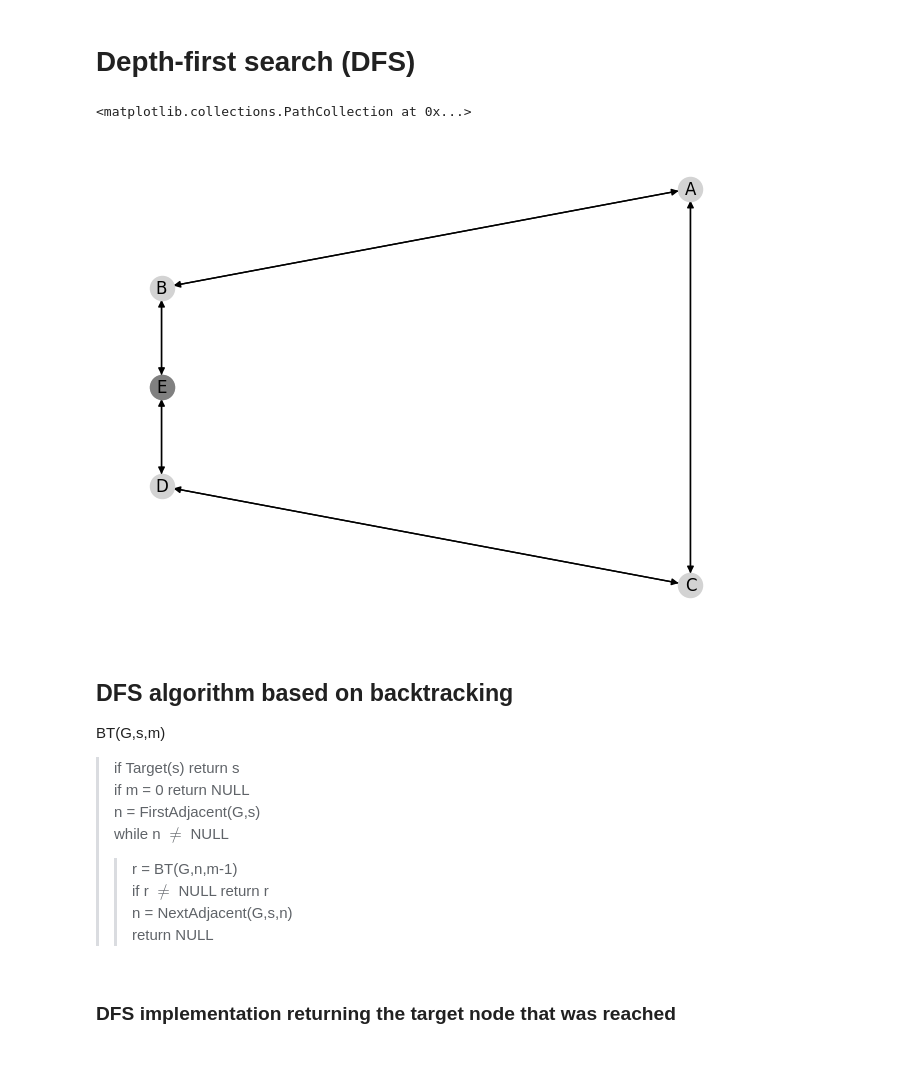
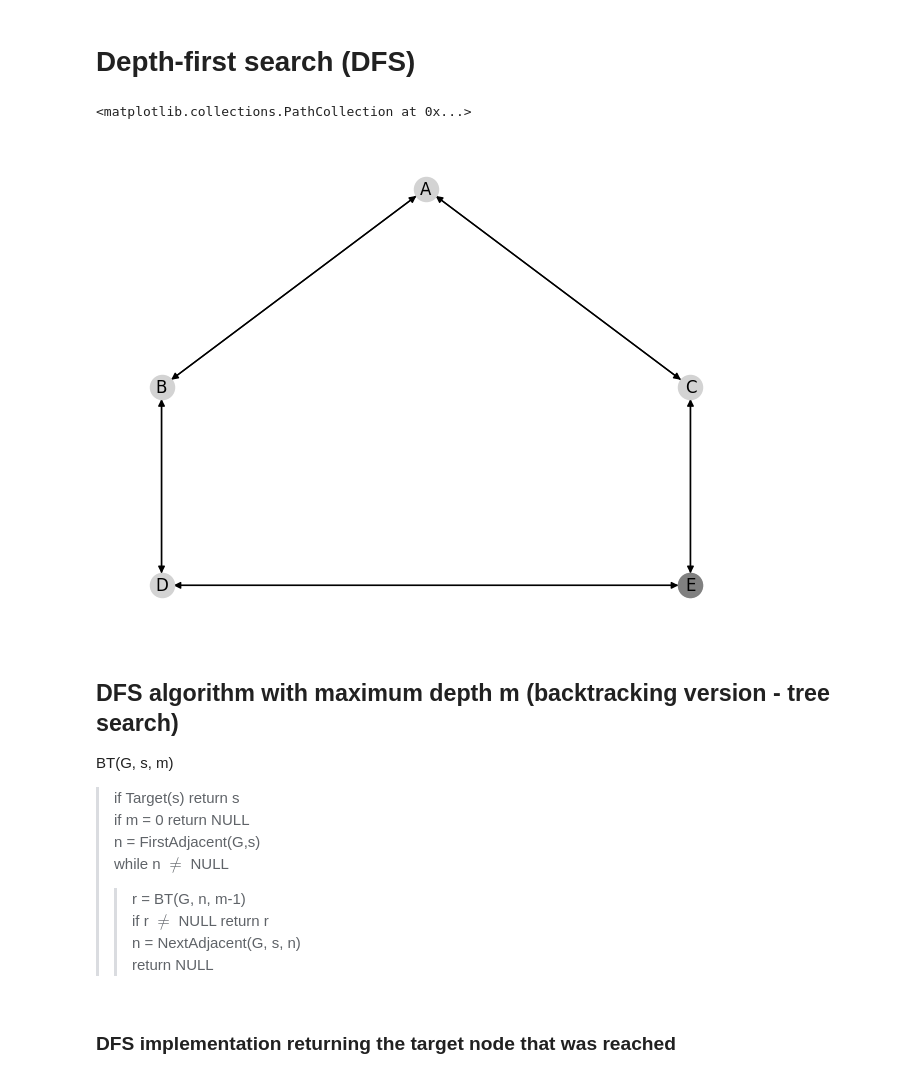
Before and after one commit to jorcisai/SIN, a Jupyter notebook: block1/search/dfs-bt.ipynb, the cells around one changed output. Saved outputs shown, nothing was run; the diff lists cells and outputs as text; code cells hidden in the pictures.

```diff
--- a/block1/search/dfs-bt.ipynb
+++ b/block1/search/dfs-bt.ipynb
@@ -3,29 +3,30 @@
 # %%
 import networkx as nx
 # G is a graph represented as an adjancency list.
 # G is a hash table (dictionary) with each node as a key, and value, the list of adjacent nodes
 #G={'A':['B','C'],'B':['D','E'],'C':['E'],'D':['E']}
-G={'A':['B','C'],'B':['A','E'],'C':['A','D'], 'D':['C','E'],'E':['B','D']}
+G={'A':['B','C'],'B':['A','D'],'C':['A','E'],'D':['B','E'],'E':['C','D']}
 source='A'
 Target=['E']
 nxG=nx.DiGraph(G)
-pos_nodes = nx.nx_agraph.pygraphviz_layout(nxG,prog='dot',root=source)
+#pos_nodes = nx.nx_agraph.pygraphviz_layout(nxG,prog='dot',root=source)
+pos_nodes = {'A': (20, 300), 'B': (10, 200), 'C': (30, 200), 'D': (10, 100), 'E': (30, 100)}
 nx.draw(nxG,pos=pos_nodes, with_labels=True, node_color="lightgray")
 nx.draw_networkx_nodes(G,pos=pos_nodes, nodelist=Target, node_color='gray')
 # %% [output]
 <matplotlib.collections.PathCollection at 0x...>
-[figure, old version]
+[figure, new version]
 # %% [markdown]
 
-## DFS algorithm based on backtracking
-BT(G,s,m)
+## DFS algorithm with maximum depth m (backtracking version - tree search)
+BT(G, s, m)
 > if Target(s) return s
 > if m = 0 return NULL
 > n = FirstAdjacent(G,s)
 > while n $\neq$ NULL
->>  r = BT(G,n,m-1)
+>>  r = BT(G, n, m-1)
 >>  if r $\neq$ NULL return r
->>  n = NextAdjacent(G,s,n)
+>>  n = NextAdjacent(G, s, n)
 > return NULL
 # %% [markdown]
 ### DFS implementation returning the target node that was reached
```
Also changed, not shown: parts of 4 cells of this notebook, 3 other files.
